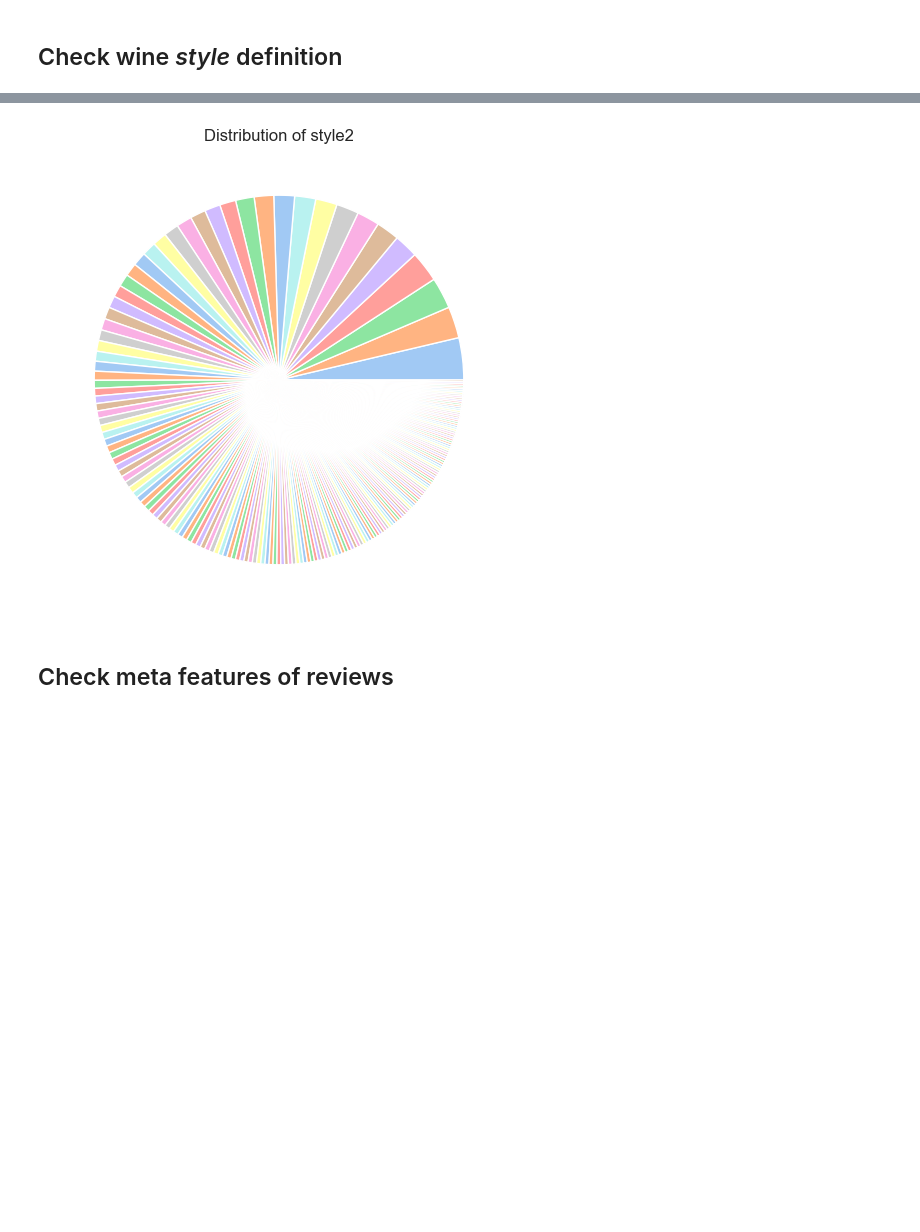
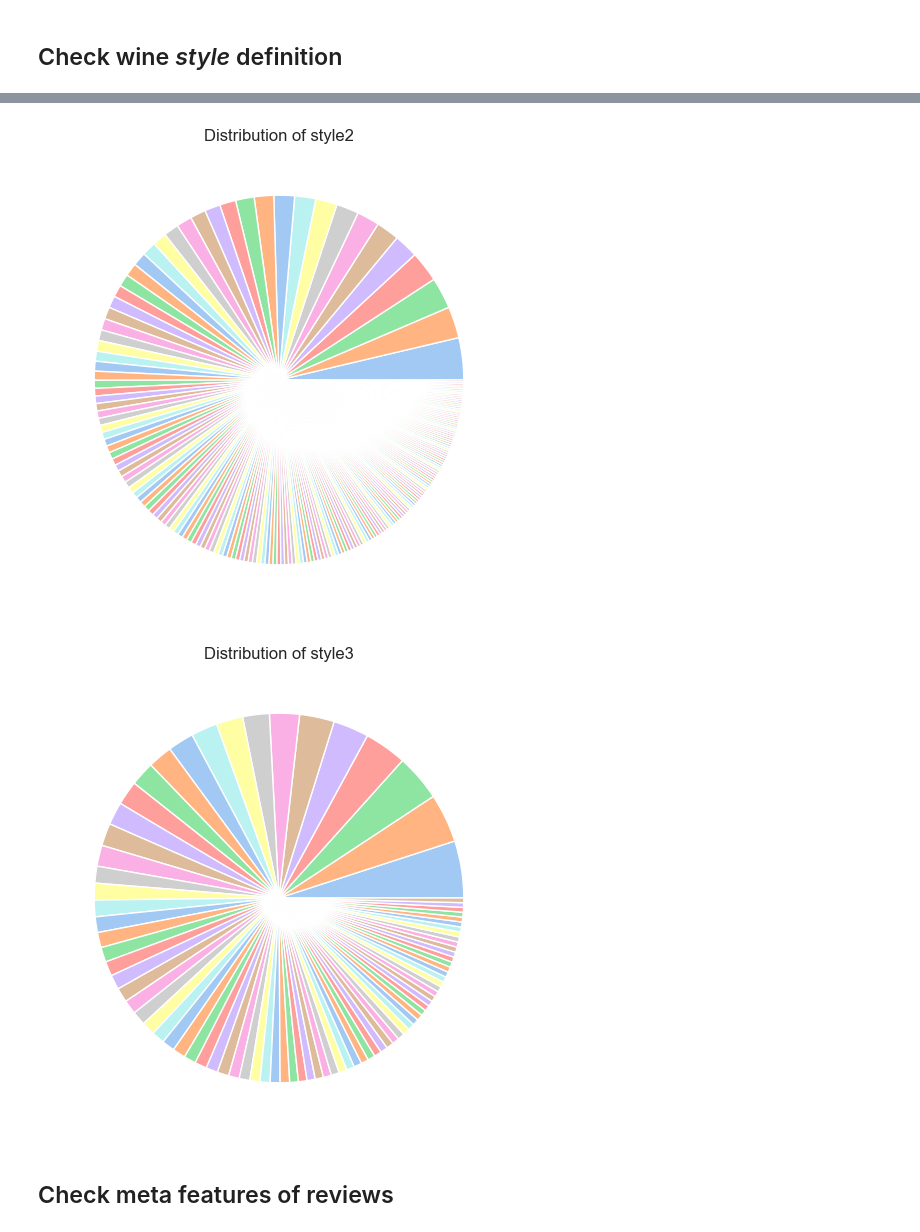
Before and after one commit to VishyFishy02/Somm_Wine_Reccomendation, a Jupyter notebook: Exploratory_Data_Analysis/EDA.ipynb, the cells around one changed output, grey strips where cells are left out. Cells and saved outputs as stored; diff of their text form; code cells hidden in the pictures; blank space fills up the shorter version.

```diff
--- a/Exploratory_Data_Analysis/EDA.ipynb
+++ b/Exploratory_Data_Analysis/EDA.ipynb
@@ -352,0 +424,12 @@ Mean review count per style = 274.1683673469388
+# %%
+# Check how much of the sample is left if drop wine style3 with less than 80 reviews --> 60% of sample
+tab_by_style3 = wine.groupby('style3')['id'].count().reset_index()
+tab_by_style3.rename(columns={'id':'count'}, inplace=True)
+tab_by_style3.sort_values('count', ascending=False, inplace=True)
+tab_by_style3['tot_count'] = tab_by_style2['count'].sum()
+tab_by_style3['share'] = tab_by_style2['count']/tab_by_style2['tot_count']
+tab_by_style3['share_cum'] = tab_by_style2['share'].cumsum()
+
+display(tab_by_style3[tab_by_style3['count']>=200].tail())
+print('Mean review count per style =', tab_by_style3[tab_by_style3['count']>=200]['count'].mean())
+print('Number of styles (classes)', len(tab_by_style3[tab_by_style3['count']>=200]))
@@ -366,18 +463,20 @@ Style = province x variety with mod, number of classes if drop classes <80 revie
 # %%
 # Define pie_chart function with seaborn styling
 def pie_chart(data, var_name, name):
     sns.set(font_scale=1)
     f, ax = plt.subplots(figsize=(6,6))
     colors = sns.color_palette("pastel", n_colors=len(data))
     plt.pie(data=data, x=var_name, colors=colors)
     plt.title(f'Distribution of {name}')
     plt.show()
     return
 
 
 # Check the relative size of each class (style)
 pie_chart(tab_by_style1[tab_by_style1['count']>=80], 'count', 'style1')
 pie_chart(tab_by_style2[tab_by_style2['count']>=80], 'count', 'style2')
+pie_chart(tab_by_style3[tab_by_style3['count']>=200], 'count', 'style3')
 # %% [output]
 [figure]
 [figure]
+[figure, added]
```
Also changed, not shown: parts of 26 cells of this notebook, 2 other files.
